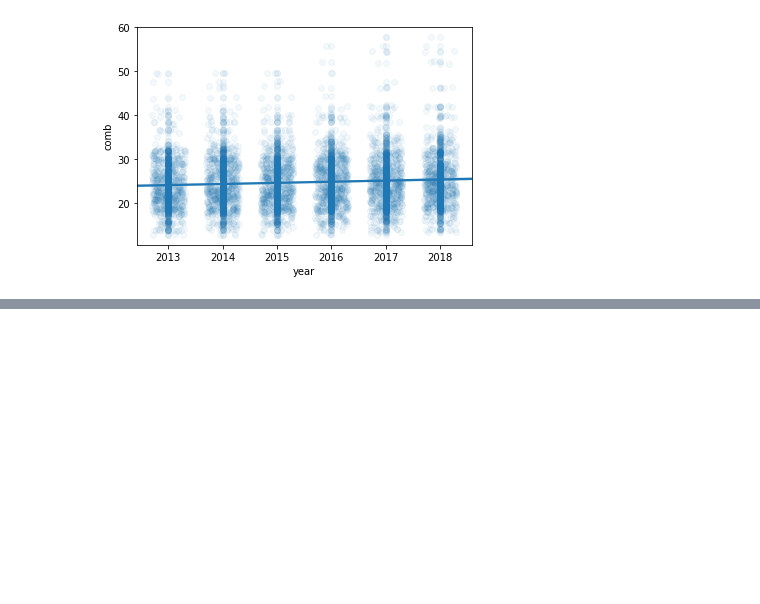
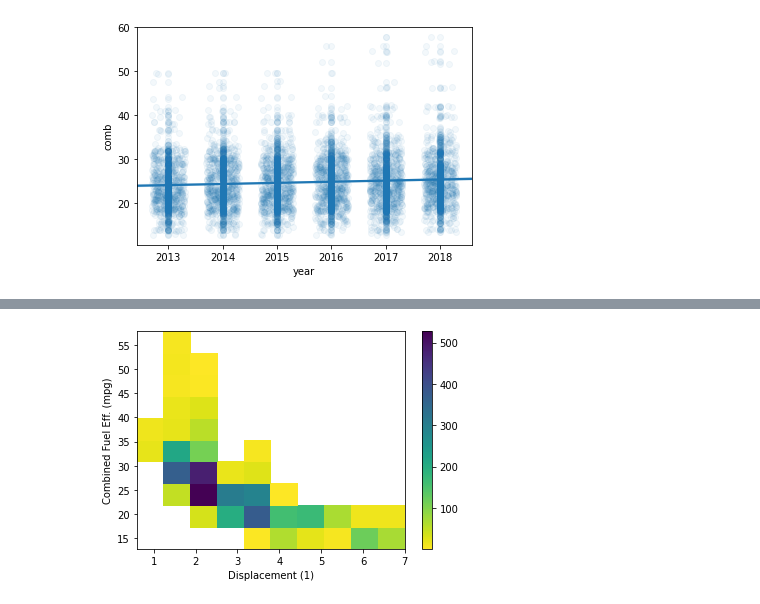
Before and after one commit to Gingercapo/Fuel_Economy, a Jupyter notebook: fuel_Economic.ipynb, the cells around one changed output, grey strips where cells are left out. Cells and saved outputs as stored; diff of their text form; code cells hidden in the pictures; blank space fills up the shorter version.

```diff
--- a/fuel_Economic.ipynb
+++ b/fuel_Economic.ipynb
@@ -94,0 +133,10 @@ plt.scatter(data = df, x = 'year', y = 'comb', alpha=1/20);
+# %%
+# Use cmin to set a minimum bound of counts
+# Use cmap to reverse the color map.
+# As the count of points in the cell increases, the color in the heatmap gets brighter and moves from blue to yellow.
+plt.hist2d(data = df, x = 'displ', y = 'comb', cmin=0.5, cmap='viridis_r')
+plt.colorbar()
+plt.xlabel('Displacement (1)')
+plt.ylabel('Combined Fuel Eff. (mpg)');
+# %% [output]
+[figure, added]
```
Also changed, not shown: parts of 5 cells of this notebook.
